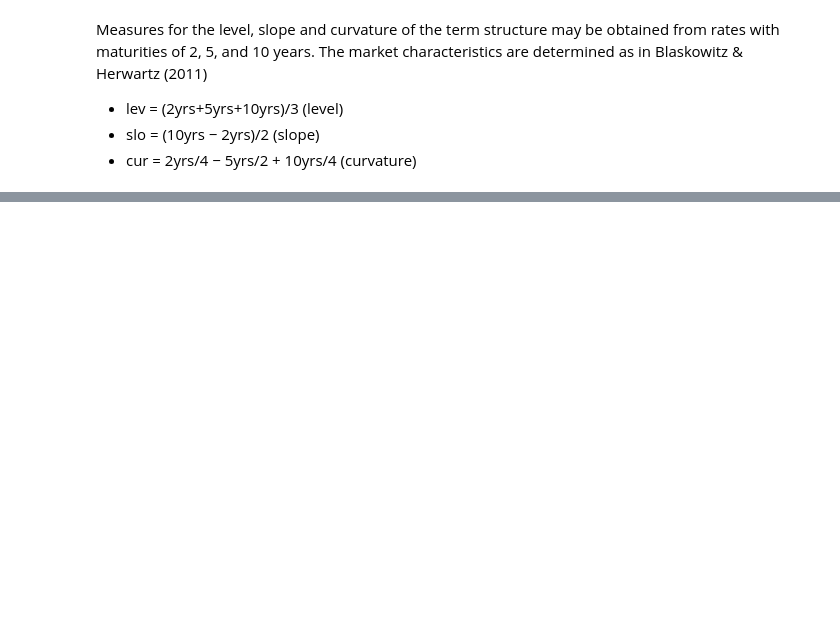
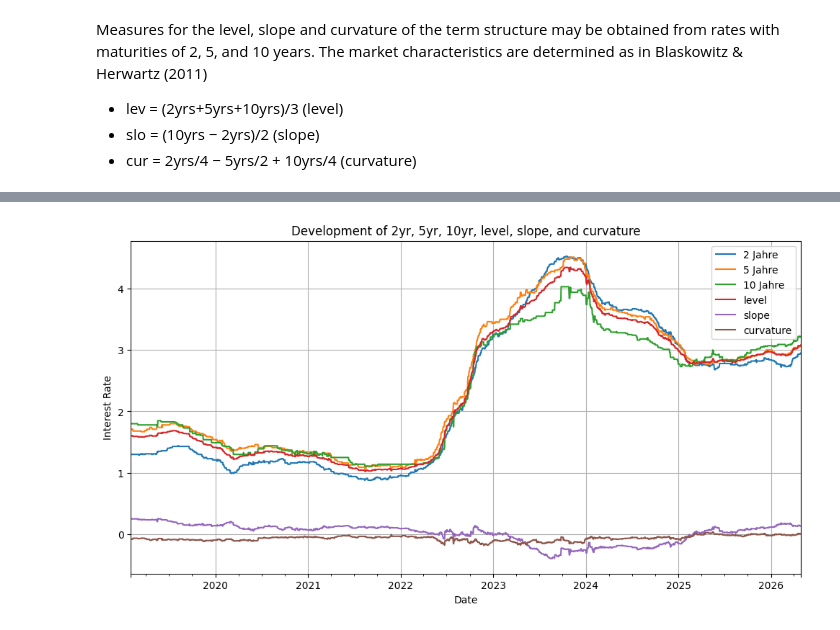
Before and after one commit to alexanderbmatthies/KritischeAnlegerDe_TermStructureDevelopment, a Jupyter notebook: Notebook_AnaPCA.ipynb, the cells around one changed output, grey strips where cells are left out. Saved outputs shown, nothing was run; the diff lists cells and outputs as text; code cells hidden in the pictures; blank space fills up the shorter version.

```diff
--- a/Notebook_AnaPCA.ipynb
+++ b/Notebook_AnaPCA.ipynb
@@ -21,7 +31,7 @@ Measures for the level, slope and curvature of the term structure may be obtaine
 # level
 df['level'] = (df['2 Jahre'] + df['5 Jahre'] + df['10 Jahre']) / 3
 # slope
-df['slope'] = (df['5 Jahre'] - df['2 Jahre']) / 2
+df['slope'] = (df['10 Jahre'] - df['2 Jahre']) / 2
 # curvature
 df['curvature'] = (df['2 Jahre']/4 - df['5 Jahre'] /2 + df['10 Jahre'] /4 )
 # %%
@@ -32,0 +78,15 @@ df.describe()
+# %%
+# Graph for 2yr, 5yr, 10yr, level, slope, and curvature
+cols = ["2 Jahre", "5 Jahre", "10 Jahre", "level", "slope", "curvature"]
+
+# use date column as x-axis
+df.plot(x="Datum", y=cols, figsize=(12,6))
+
+plt.title("Development of 2yr, 5yr, 10yr, level, slope, and curvature")
+plt.xlabel("Date")
+plt.ylabel("Interest Rate")
+plt.grid(True)
+plt.legend()
+plt.show()
+# %% [output]
+[figure, added]
```
Also changed, not shown: parts of 20 cells of this notebook, 1 other file.
